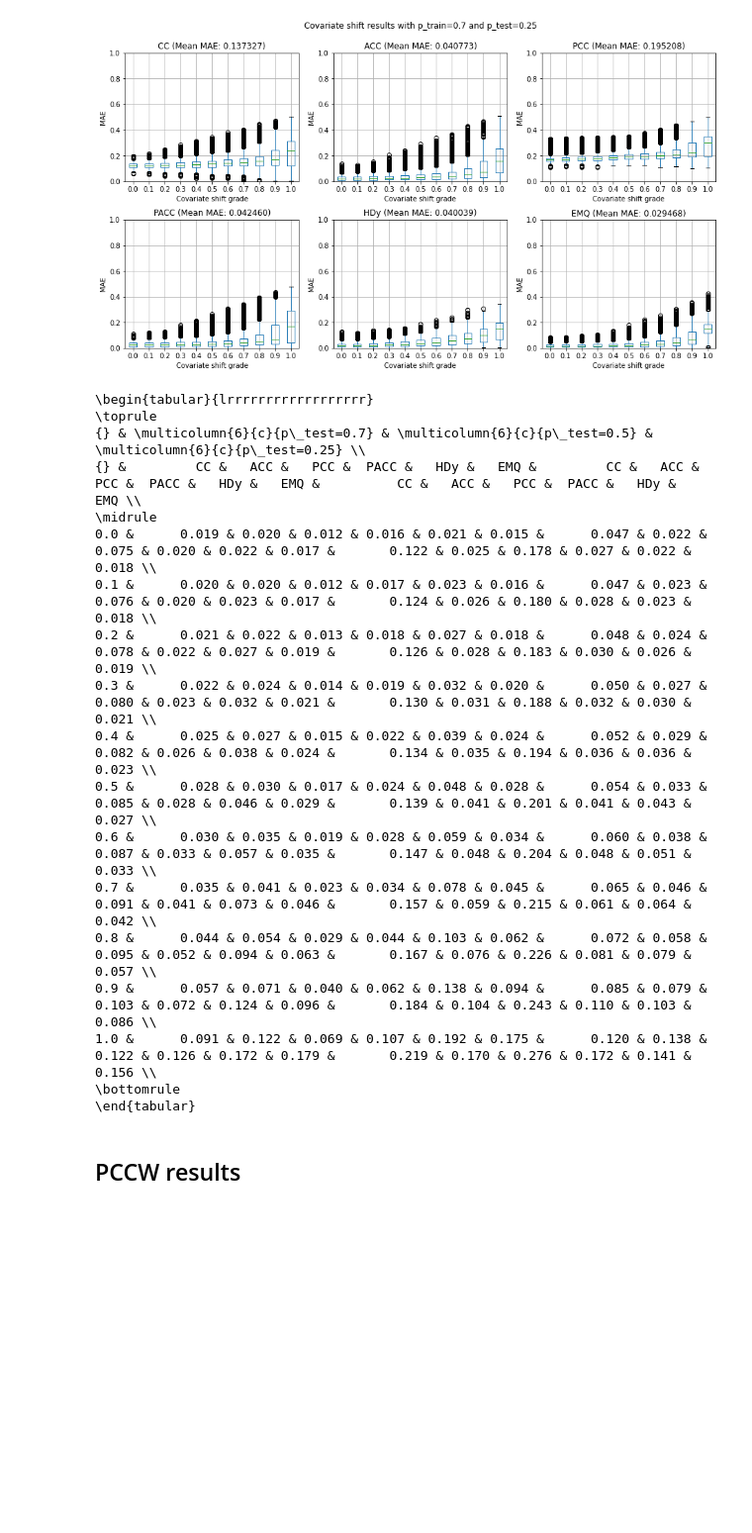
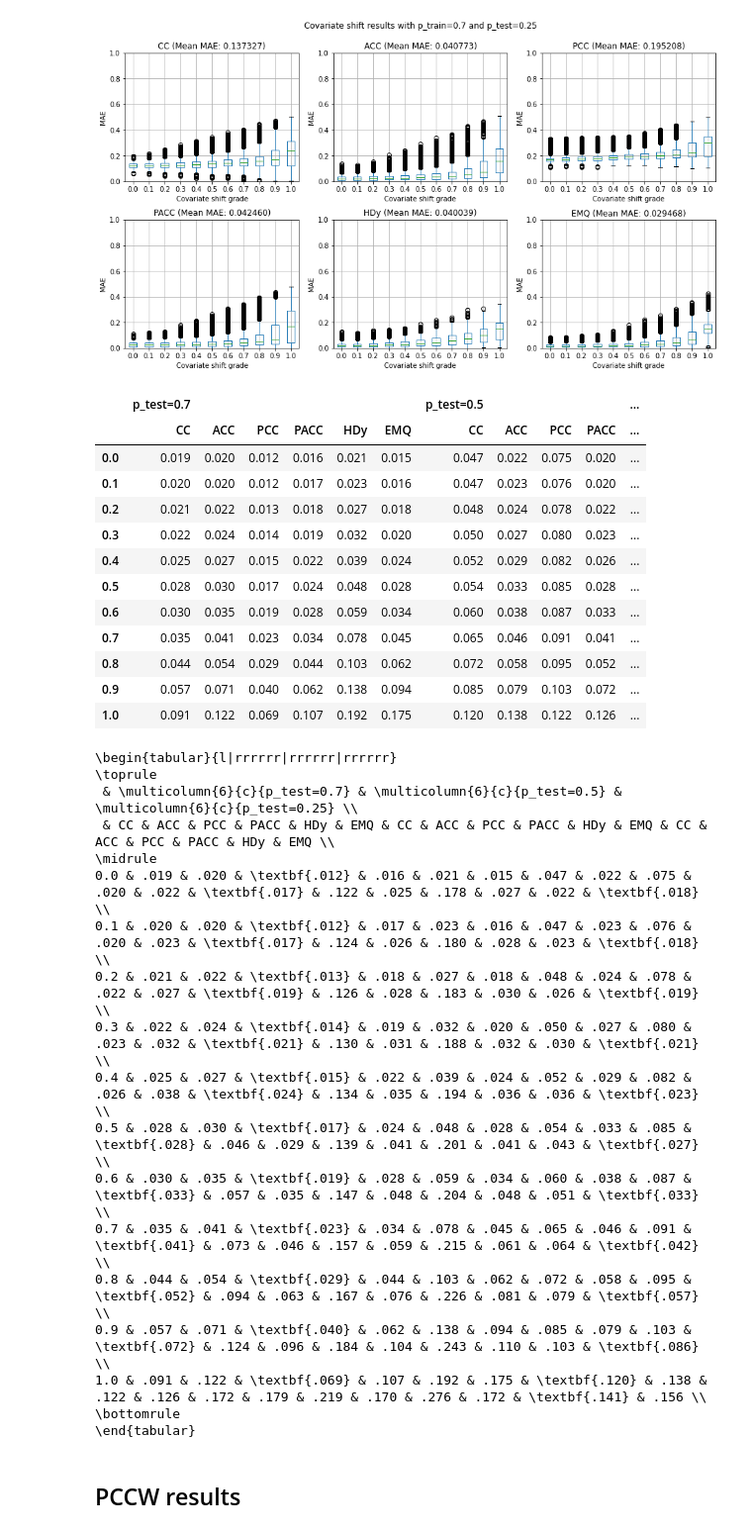
Before and after one commit to pglez82/quant_datasetshift, a Jupyter notebook: analyze_results_covariate.ipynb, the cells around one changed output. Shown at 99% size. Drawn from its saved outputs; the diff is of its cells as text; code cells hidden in the pictures; blank space fills up the shorter version.

Commit message:
changing tables to better looking in latex

```diff
--- a/analyze_results_covariate.ipynb
+++ b/analyze_results_covariate.ipynb
@@ -178,34 +179,54 @@ for p_test in ps_test:
 # %%
 columns = pd.MultiIndex.from_product([["p_test={}".format(p_test) for p_test in ps_test],quantificators])
 global_results = pd.DataFrame(columns = columns,index=np.linspace(0,1,11).round(1))
 for i, p_test in enumerate(ps_test):
     for k,quant_name in enumerate(quantificators):
         exp_id = "%s_%f" % (quant_name,p_test)
         results = pd.read_csv("results/covariate/results_%s_%s.csv" % (dateexperiment,quant_name),index_col=0)
         results = results.loc[results['p_test'] == p_test]
         results['covariate_measure'] = abs(results['domainA_prop_train']-results['domainA_prop_test'])
         results['covariate_measure'] = results['covariate_measure'].round(1)
         results = results.groupby(by='covariate_measure')['error'].mean()
         global_results.loc[:, (["p_test={}".format(p_test)], [quant_name])] = results
 
-print(global_results.to_latex(multicolumn_format='c',float_format="%.3f"))
+
+
+global_results = global_results.style.highlight_min(
+    axis=1,props='textbf:--rwrap;',subset=(["p_test={}".format(ps_test[0])])).highlight_min(
+    axis=1,props='textbf:--rwrap;',subset=(["p_test={}".format(ps_test[1])])).highlight_min(
+    axis=1,props='textbf:--rwrap;',subset=(["p_test={}".format(ps_test[2])])).format('{:.3f}').format_index('{:.1f}')
+display(global_results)
+print(global_results.to_latex(hrules=True,multicol_align='c',column_format='l|rrrrrr|rrrrrr|rrrrrr').replace(' 0.',' .').replace('{0.','{.'))
 # %% [output]
+|  | p_test=0.7 |  |  |  |  |  | p_test=0.5 |  |  |  | ... |
+|  | CC | ACC | PCC | PACC | HDy | EMQ | CC | ACC | PCC | PACC | ... |
+| 0.0 | 0.019 | 0.020 | 0.012 | 0.016 | 0.021 | 0.015 | 0.047 | 0.022 | 0.075 | 0.020 | ... |
+| 0.1 | 0.020 | 0.020 | 0.012 | 0.017 | 0.023 | 0.016 | 0.047 | 0.023 | 0.076 | 0.020 | ... |
+| 0.2 | 0.021 | 0.022 | 0.013 | 0.018 | 0.027 | 0.018 | 0.048 | 0.024 | 0.078 | 0.022 | ... |
+| 0.3 | 0.022 | 0.024 | 0.014 | 0.019 | 0.032 | 0.020 | 0.050 | 0.027 | 0.080 | 0.023 | ... |
+| 0.4 | 0.025 | 0.027 | 0.015 | 0.022 | 0.039 | 0.024 | 0.052 | 0.029 | 0.082 | 0.026 | ... |
+| 0.5 | 0.028 | 0.030 | 0.017 | 0.024 | 0.048 | 0.028 | 0.054 | 0.033 | 0.085 | 0.028 | ... |
+| 0.6 | 0.030 | 0.035 | 0.019 | 0.028 | 0.059 | 0.034 | 0.060 | 0.038 | 0.087 | 0.033 | ... |
+| 0.7 | 0.035 | 0.041 | 0.023 | 0.034 | 0.078 | 0.045 | 0.065 | 0.046 | 0.091 | 0.041 | ... |
+| 0.8 | 0.044 | 0.054 | 0.029 | 0.044 | 0.103 | 0.062 | 0.072 | 0.058 | 0.095 | 0.052 | ... |
+| 0.9 | 0.057 | 0.071 | 0.040 | 0.062 | 0.138 | 0.094 | 0.085 | 0.079 | 0.103 | 0.072 | ... |
+| 1.0 | 0.091 | 0.122 | 0.069 | 0.107 | 0.192 | 0.175 | 0.120 | 0.138 | 0.122 | 0.126 | ... |
-\begin{tabular}{lrrrrrrrrrrrrrrrrrr}
+\begin{tabular}{l|rrrrrr|rrrrrr|rrrrrr}
 \toprule
-{} & \multicolumn{6}{c}{p\_test=0.7} & \multicolumn{6}{c}{p\_test=0.5} & \multicolumn{6}{c}{p\_test=0.25} \\
-{} &         CC &   ACC &   PCC &  PACC &   HDy &   EMQ &         CC &   ACC &   PCC &  PACC &   HDy &   EMQ &          CC &   ACC &   PCC &  PACC &   HDy &   EMQ \\
+ & \multicolumn{6}{c}{p_test=0.7} & \multicolumn{6}{c}{p_test=0.5} & \multicolumn{6}{c}{p_test=0.25} \\
+ & CC & ACC & PCC & PACC & HDy & EMQ & CC & ACC & PCC & PACC & HDy & EMQ & CC & ACC & PCC & PACC & HDy & EMQ \\
 \midrule
-0.0 &      0.019 & 0.020 & 0.012 & 0.016 & 0.021 & 0.015 &      0.047 & 0.022 & 0.075 & 0.020 & 0.022 & 0.017 &       0.122 & 0.025 & 0.178 & 0.027 & 0.022 & 0.018 \\
-0.1 &      0.020 & 0.020 & 0.012 & 0.017 & 0.023 & 0.016 &      0.047 & 0.023 & 0.076 & 0.020 & 0.023 & 0.017 &       0.124 & 0.026 & 0.180 & 0.028 & 0.023 & 0.018 \\
-0.2 &      0.021 & 0.022 & 0.013 & 0.018 & 0.027 & 0.018 &      0.048 & 0.024 & 0.078 & 0.022 & 0.027 & 0.019 &       0.126 & 0.028 & 0.183 & 0.030 & 0.026 & 0.019 \\
-0.3 &      0.022 & 0.024 & 0.014 & 0.019 & 0.032 & 0.020 &      0.050 & 0.027 & 0.080 & 0.023 & 0.032 & 0.021 &       0.130 & 0.031 & 0.188 & 0.032 & 0.030 & 0.021 \\
-0.4 &      0.025 & 0.027 & 0.015 & 0.022 & 0.039 & 0.024 &      0.052 & 0.029 & 0.082 & 0.026 & 0.038 & 0.024 &       0.134 & 0.035 & 0.194 & 0.036 & 0.036 & 0.023 \\
-0.5 &      0.028 & 0.030 & 0.017 & 0.024 & 0.048 & 0.028 &      0.054 & 0.033 & 0.085 & 0.028 & 0.046 & 0.029 &       0.139 & 0.041 & 0.201 & 0.041 & 0.043 & 0.027 \\
-0.6 &      0.030 & 0.035 & 0.019 & 0.028 & 0.059 & 0.034 &      0.060 & 0.038 & 0.087 & 0.033 & 0.057 & 0.035 &       0.147 & 0.048 & 0.204 & 0.048 & 0.051 & 0.033 \\
-0.7 &      0.035 & 0.041 & 0.023 & 0.034 & 0.078 & 0.045 &      0.065 & 0.046 & 0.091 & 0.041 & 0.073 & 0.046 &       0.157 & 0.059 & 0.215 & 0.061 & 0.064 & 0.042 \\
-0.8 &      0.044 & 0.054 & 0.029 & 0.044 & 0.103 & 0.062 &      0.072 & 0.058 & 0.095 & 0.052 & 0.094 & 0.063 &       0.167 & 0.076 & 0.226 & 0.081 & 0.079 & 0.057 \\
-0.9 &      0.057 & 0.071 & 0.040 & 0.062 & 0.138 & 0.094 &      0.085 & 0.079 & 0.103 & 0.072 & 0.124 & 0.096 &       0.184 & 0.104 & 0.243 & 0.110 & 0.103 & 0.086 \\
-1.0 &      0.091 & 0.122 & 0.069 & 0.107 & 0.192 & 0.175 &      0.120 & 0.138 & 0.122 & 0.126 & 0.172 & 0.179 &       0.219 & 0.170 & 0.276 & 0.172 & 0.141 & 0.156 \\
+0.0 & .019 & .020 & \textbf{.012} & .016 & .021 & .015 & .047 & .022 & .075 & .020 & .022 & \textbf{.017} & .122 & .025 & .178 & .027 & .022 & \textbf{.018} \\
+0.1 & .020 & .020 & \textbf{.012} & .017 & .023 & .016 & .047 & .023 & .076 & .020 & .023 & \textbf{.017} & .124 & .026 & .180 & .028 & .023 & \textbf{.018} \\
+0.2 & .021 & .022 & \textbf{.013} & .018 & .027 & .018 & .048 & .024 & .078 & .022 & .027 & \textbf{.019} & .126 & .028 & .183 & .030 & .026 & \textbf{.019} \\
+0.3 & .022 & .024 & \textbf{.014} & .019 & .032 & .020 & .050 & .027 & .080 & .023 & .032 & \textbf{.021} & .130 & .031 & .188 & .032 & .030 & \textbf{.021} \\
+0.4 & .025 & .027 & \textbf{.015} & .022 & .039 & .024 & .052 & .029 & .082 & .026 & .038 & \textbf{.024} & .134 & .035 & .194 & .036 & .036 & \textbf{.023} \\
+0.5 & .028 & .030 & \textbf{.017} & .024 & .048 & .028 & .054 & .033 & .085 & \textbf{.028} & .046 & .029 & .139 & .041 & .201 & .041 & .043 & \textbf{.027} \\
+0.6 & .030 & .035 & \textbf{.019} & .028 & .059 & .034 & .060 & .038 & .087 & \textbf{.033} & .057 & .035 & .147 & .048 & .204 & .048 & .051 & \textbf{.033} \\
+0.7 & .035 & .041 & \textbf{.023} & .034 & .078 & .045 & .065 & .046 & .091 & \textbf{.041} & .073 & .046 & .157 & .059 & .215 & .061 & .064 & \textbf{.042} \\
+0.8 & .044 & .054 & \textbf{.029} & .044 & .103 & .062 & .072 & .058 & .095 & \textbf{.052} & .094 & .063 & .167 & .076 & .226 & .081 & .079 & \textbf{.057} \\
+0.9 & .057 & .071 & \textbf{.040} & .062 & .138 & .094 & .085 & .079 & .103 & \textbf{.072} & .124 & .096 & .184 & .104 & .243 & .110 & .103 & \textbf{.086} \\
+1.0 & .091 & .122 & \textbf{.069} & .107 & .192 & .175 & \textbf{.120} & .138 & .122 & .126 & .172 & .179 & .219 & .170 & .276 & .172 & \textbf{.141} & .156 \\
 \bottomrule
 \end{tabular}
 # %% [markdown]
```
Also changed, not shown: parts of 3 cells of this notebook, 2 other files.
